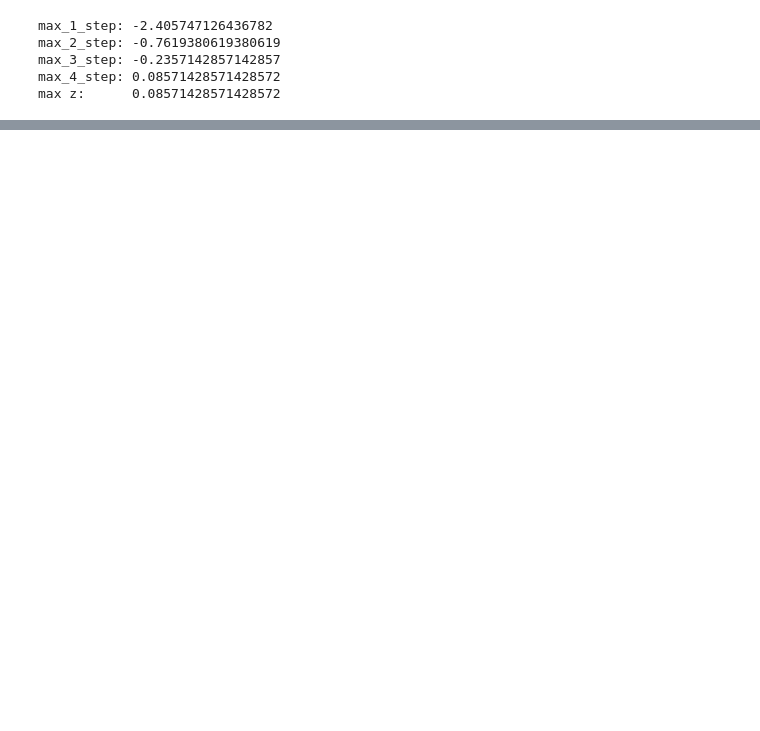
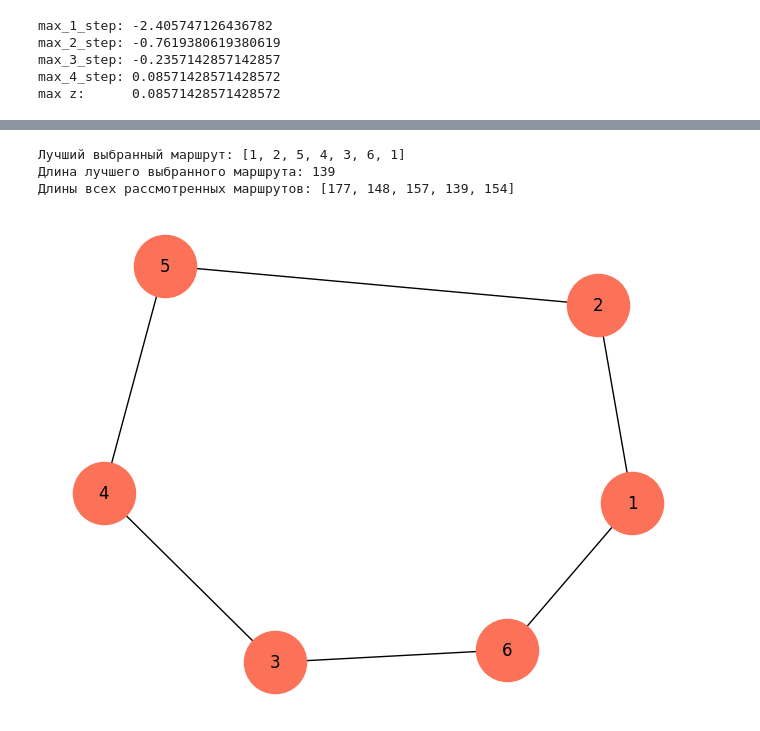
Before and after one commit to pervanne69/AI_and_BIG_DATA, a Jupyter notebook: Погосян С А_КВБО-07-23_Практическая работа № 6.ipynb, the cells around one changed output, grey strips where cells are left out. Cells and saved outputs as stored; diff of their text form; code cells hidden in the pictures; blank space fills up the shorter version.

```diff
--- a/Погосян С А_КВБО-07-23_Практическая работа № 6.ipynb
+++ b/Погосян С А_КВБО-07-23_Практическая работа № 6.ipynb
@@ -87,0 +157,47 @@ max z:      0.08571428571428572
+# %%
+def chooseRoute(distances, V, Z, T, P):
+    sumLenght = routeLenght(V, distances)
+    arrSum = [sumLenght]
+
+    for i in range(len(Z)):
+        newV = routeOneReplacement(V[:], Z[i])
+        newS = routeLenght(newV, distances)
+        arrSum.append(newS)
+
+        deltaS = newS - sumLenght
+
+        if deltaS > 0:
+            p = probability(deltaS, T)
+            if p > P[i]:
+                V = newV
+                sumLenght = newS
+        else:
+            V = newV
+            sumLenght = newS
+        T = reductTemp(T)
+    return V, arrSum
+
+
+def drawRouteGraph(distances, bestRoute):
+    newDistances = []
+    for i in range(len(bestRoute) - 1):
+        for distance in distances:
+            if distance[0] == bestRoute[i] and distance[1] == bestRoute[i + 1] or \
+                    distance[1] == bestRoute[i] and distance[0] == bestRoute[i + 1]:
+                newDistances.append(distance)
+    graph = nx.Graph()
+    graph.add_weighted_edges_from(newDistances)
+    nx.draw_kamada_kawai(graph, node_color="#fb7258", node_size=2000, with_labels=True)
+# %%
+best_route, arr_lenght = chooseRoute(distances, V, Z, T, P)
+print(f"Лучший выбранный маршрут: {best_route}")
+print(f"Длина лучшего выбранного маршрута: {routeLenght(best_route, distances)}")
+print(f"Длины всех рассмотренных маршрутов: {arr_lenght}")
+# %% [output]
+Лучший выбранный маршрут: [1, 2, 5, 4, 3, 6, 1]
+Длина лучшего выбранного маршрута: 139
+Длины всех рассмотренных маршрутов: [177, 148, 157, 139, 154]
+# %%
+drawRouteGraph(distances, best_route)
+# %% [output]
+[figure, added]
```
Also changed, not shown: parts of 6 cells of this notebook.
